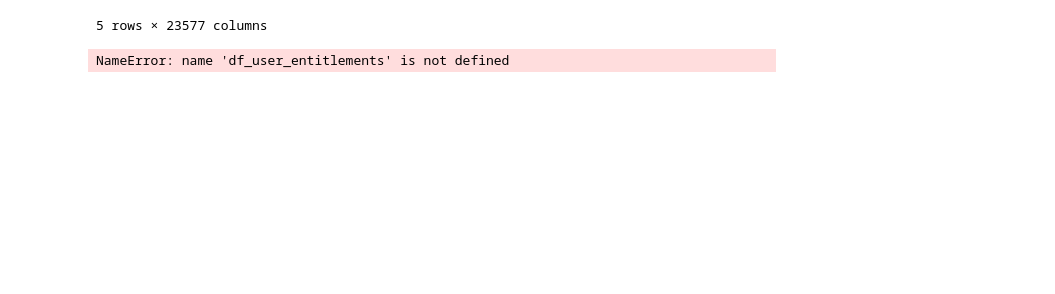
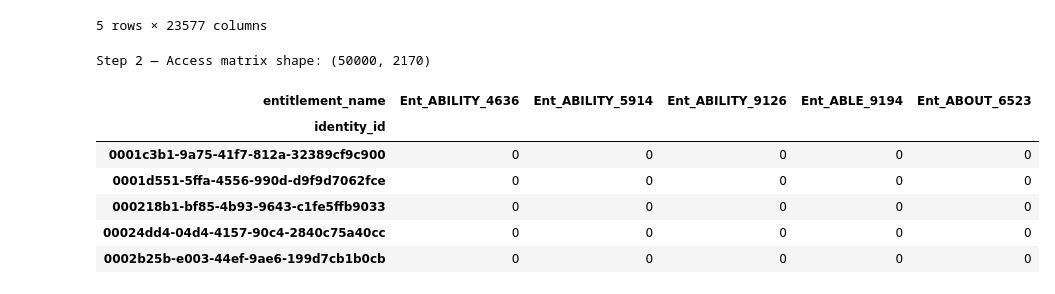
Before and after one commit to tejak005/IAMDataClusteringJupyter, a Jupyter notebook: Clustering ML pipeline.ipynb, the cells around one changed output. Drawn from its saved outputs; the diff is of its cells as text; code cells hidden in the pictures; blank space fills up the shorter version.

```diff
--- a/Clustering ML pipeline.ipynb
+++ b/Clustering ML pipeline.ipynb
@@ -285,17 +285,13 @@ Name: count, Length: 94, dtype: int64
 # %% [markdown]
 ### Distribution of assignment counts per Entitlement Group
 # %%
-# Build pipeline inputs from loaded parquet data (run data-load cell first)
-df_identities = identities_df.copy()
-df_entitlements = entitlements_df.copy()
-
-# User–entitlement mapping: merge account_entitlements with entitlements to get entitlement_name and risk_level
-df_user_entitlements = (
+# User–entitlement mapping: merge account_entitlements with entitlements to get entitlement_name
+user_entitlements_df = (
     account_entitlements_df[['identity_id', 'entitlement_id']]
-    .merge(entitlements_df[['entitlement_id', 'entitlement_name', 'risk_level']], on='entitlement_id', how='left')
-    [['identity_id', 'entitlement_name', 'risk_level']]
+    .merge(entitlements_df[['entitlement_id', 'entitlement_name']], on='entitlement_id', how='left')
+    [['identity_id', 'entitlement_name']]
     .drop_duplicates()
 )
-print("df_user_entitlements shape:", df_user_entitlements.shape)
-df_user_entitlements.head()
+print("user_entitlements_df shape:", user_entitlements_df.shape)
+user_entitlements_df.head()
 # %% [output]
@@ -365,17 +367,24 @@ Step 1 — HR features shape: (45151, 23577)
 # %%
 # --- Step 2: Behavioral Feature Engineering (User–Entitlement Sparse Matrix) ---
 # Build binary User-Entitlement matrix: 1 if user holds entitlement, 0 otherwise
-df_features_access = df_user_entitlements.assign(has_entitlement=1).pivot_table(
+access_features_df = user_entitlements_df.assign(has_entitlement=1).pivot_table(
     index='identity_id',
     columns='entitlement_name',
     values='has_entitlement',
     aggfunc='max',
     fill_value=0
 )
 
-print("Step 2 — Access matrix shape:", df_features_access.shape)
-df_features_access.iloc[:5, :5]
+print("Step 2 — Access matrix shape:", access_features_df.shape)
+access_features_df.iloc[:5, :5]
 # %% [output]
-NameError: name 'df_user_entitlements' is not defined
+Step 2 — Access matrix shape: (50000, 2170)
+| entitlement_name | Ent_ABILITY_4636 | Ent_ABILITY_5914 | Ent_ABILITY_9126 | Ent_ABLE_9194 | Ent_ABOUT_6523 |
+| identity_id |  |  |  |  |  |
+| 0001c3b1-9a75-41f7-812a-32389cf9c900 | 0 | 0 | 0 | 0 | 0 |
+| 0001d551-5ffa-4556-990d-d9f9d7062fce | 0 | 0 | 0 | 0 | 0 |
+| 000218b1-bf85-4b93-9643-c1fe5ffb9033 | 0 | 0 | 0 | 0 | 0 |
+| 00024dd4-04d4-4157-90c4-2840c75a40cc | 0 | 0 | 0 | 0 | 0 |
+| 0002b25b-e003-44ef-9ae6-199d7cb1b0cb | 0 | 0 | 0 | 0 | 0 |
 # %%
 # --- Step 3: Aggregate Feature Creation ---
```
Also changed, not shown: parts of 6 cells of this notebook, 2 other files.
